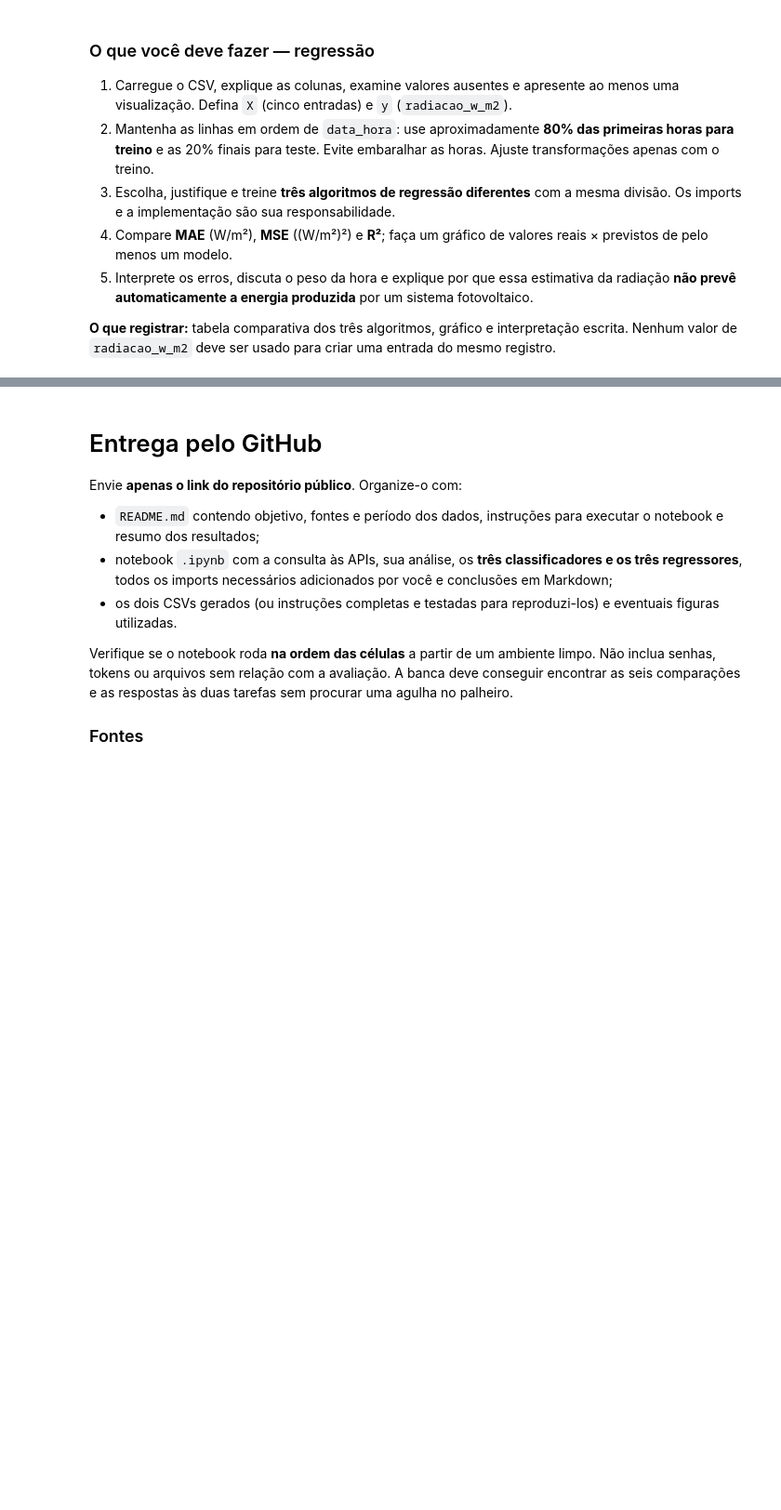
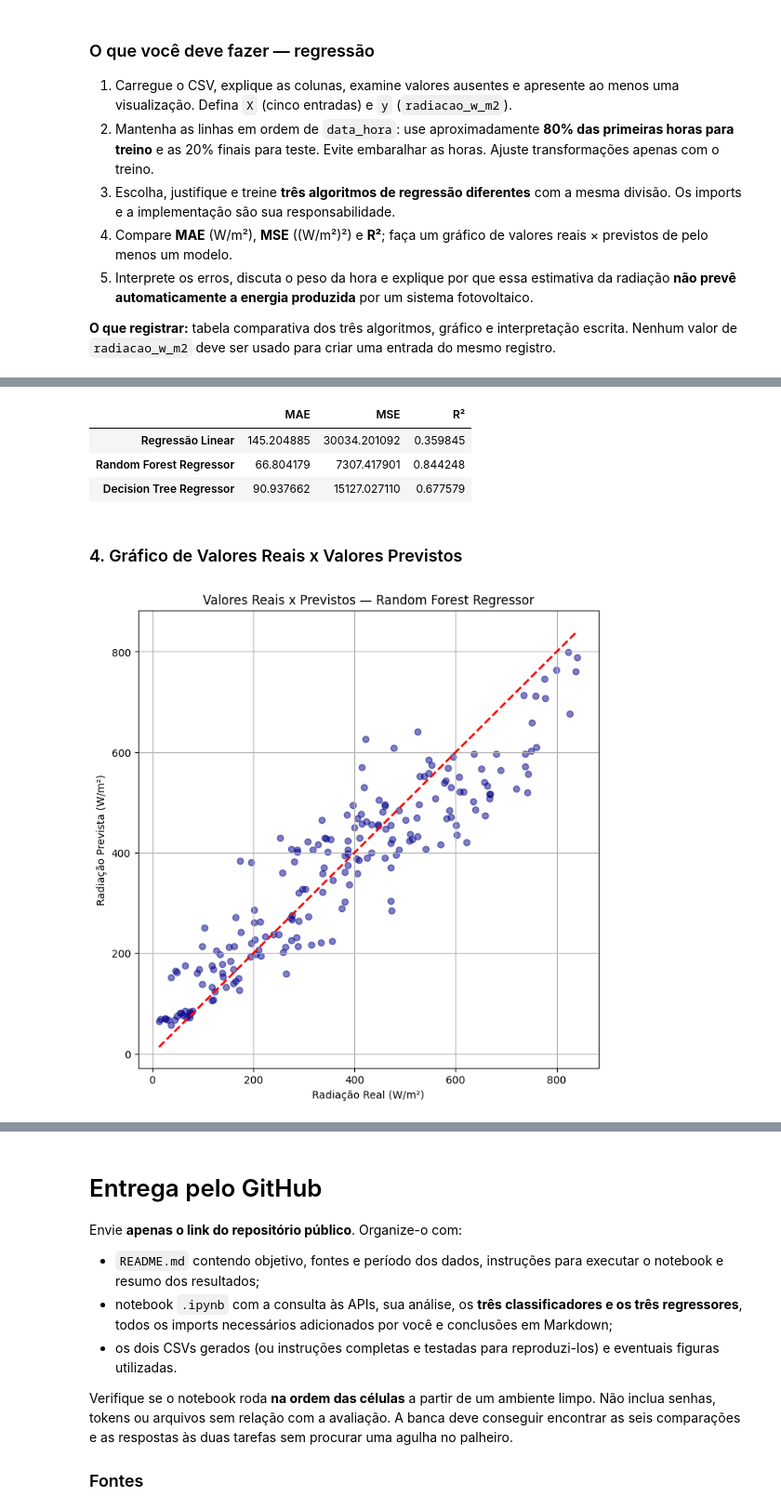
Before and after one commit to Jpsantosferreira/cp-sers-ml-energy, a Jupyter notebook: Aula_APIs_Energia_Renovavel_ML.ipynb, the cells around one changed output, grey strips where cells are left out. Shown at 93% size. Drawn from its saved outputs; the diff is of its cells as text; code cells hidden in the pictures; blank space fills up the shorter version.

```diff
--- a/Aula_APIs_Energia_Renovavel_ML.ipynb
+++ b/Aula_APIs_Energia_Renovavel_ML.ipynb
@@ -226,0 +366,47 @@ print("Salvo: meteo_regressao_orange.csv")
+# %%
+# Inicializando os modelos
+modelos = {
+    'Regressão Linear': LinearRegression(),
+    'Random Forest Regressor': RandomForestRegressor(random_state=42, n_estimators=100),
+    'Decision Tree Regressor': DecisionTreeRegressor(random_state=42, max_depth=6)
+}
+
+resultados = {}
+previsoes = {}
+
+# Treinando e avaliando
+for nome, modelo in modelos.items():
+    modelo.fit(X_train, y_train)
+    pred = modelo.predict(X_test)
+    previsoes[nome] = pred
+
+    mae = mean_absolute_error(y_test, pred)
+    mse = mean_squared_error(y_test, pred)
+    r2 = r2_score(y_test, pred)
+
+    resultados[nome] = {'MAE': mae, 'MSE': mse, 'R²': r2}
+
+# Formatando o resultado em um DataFrame comparativo
+df_resultados = pd.DataFrame(resultados).T
+display(df_resultados)
+# %% [output]
+|  | MAE | MSE | R² |
+| Regressão Linear | 145.204885 | 30034.201092 | 0.359845 |
+| Random Forest Regressor | 66.804179 | 7307.417901 | 0.844248 |
+| Decision Tree Regressor | 90.937662 | 15127.027110 | 0.677579 |
+# %% [markdown]
+### 4. Gráfico de Valores Reais x Valores Previstos
+# %%
+# Plot do melhor modelo (normalmente Random Forest para este tipo de problema)
+melhor_modelo_nome = 'Random Forest Regressor'
+
+plt.figure(figsize=(8, 8))
+plt.scatter(y_test, previsoes[melhor_modelo_nome], alpha=0.5, color='darkblue')
+plt.plot([y_test.min(), y_test.max()], [y_test.min(), y_test.max()], 'r--', lw=2)
+plt.title(f'Valores Reais x Previstos — {melhor_modelo_nome}')
+plt.xlabel('Radiação Real (W/m²)')
+plt.ylabel('Radiação Prevista (W/m²)')
+plt.grid(True)
+plt.show()
+# %% [output]
+[figure, added]
```
Also changed, not shown: parts of 14 cells of this notebook.
